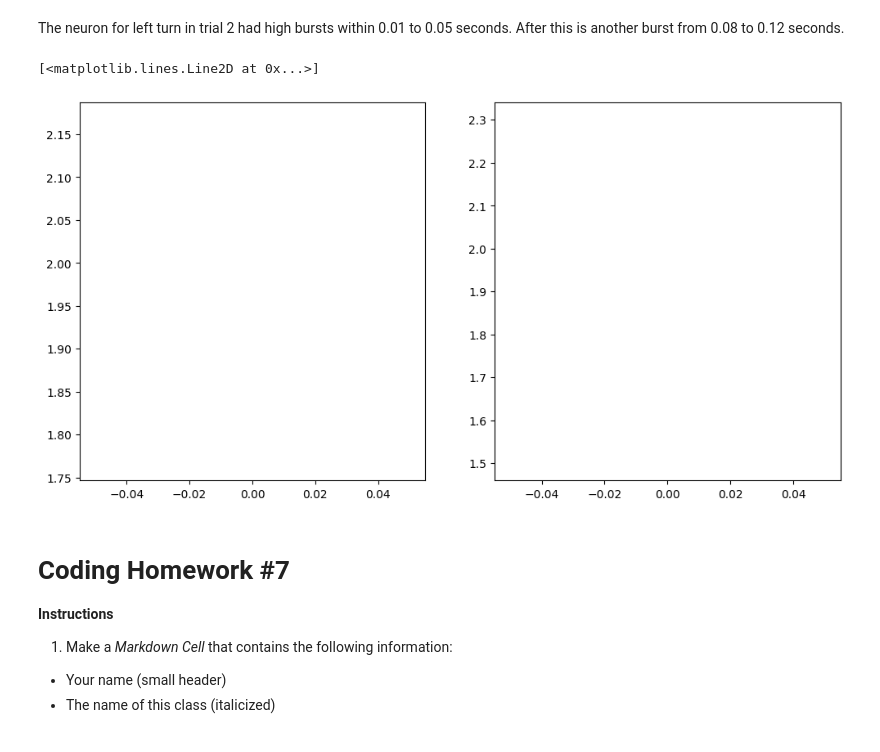
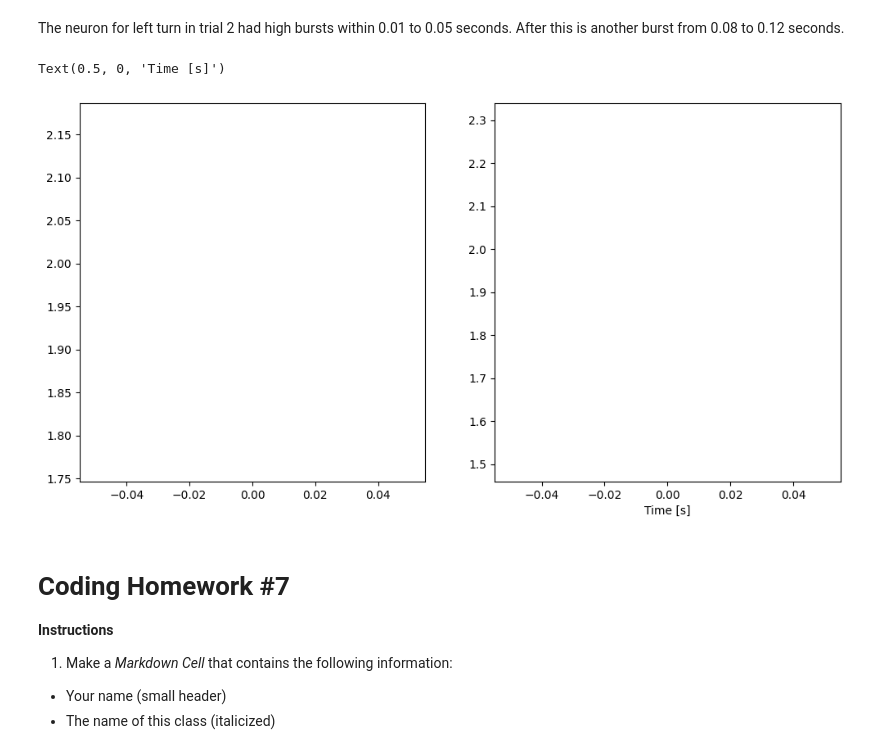
Before and after one commit to zoyaholin/Neur265HOLIN, a Jupyter notebook: coding_homework_7.ipynb, the cells around one changed output. Drawn from its saved outputs; the diff is of its cells as text; code cells hidden in the pictures.

```diff
--- a/coding_homework_7.ipynb
+++ b/coding_homework_7.ipynb
@@ -149,15 +149,16 @@ rateright2= len(spikes_right_trial2)/30
 # %%
 #Subplots for firing rate
 fig, ax= plt.subplots(1,2, figsize= (12,6))
 bins = np.arange(0, 30, 1.0)
 ax[0].plot(rateleft1, color='red')
 ax[0].plot(rateleft2, color='red')
 
 ax[1].plot(rateright1, color='red')
 ax[1].plot(rateright2, color='red')
+plt.xlabel('Time [s]')
 # %% [output]
-[<matplotlib.lines.Line2D at 0x...>]
+Text(0.5, 0, 'Time [s]')
-[figure, old version]
+[figure, new version]
 # %% [markdown]
 # Coding Homework #7
 
```
